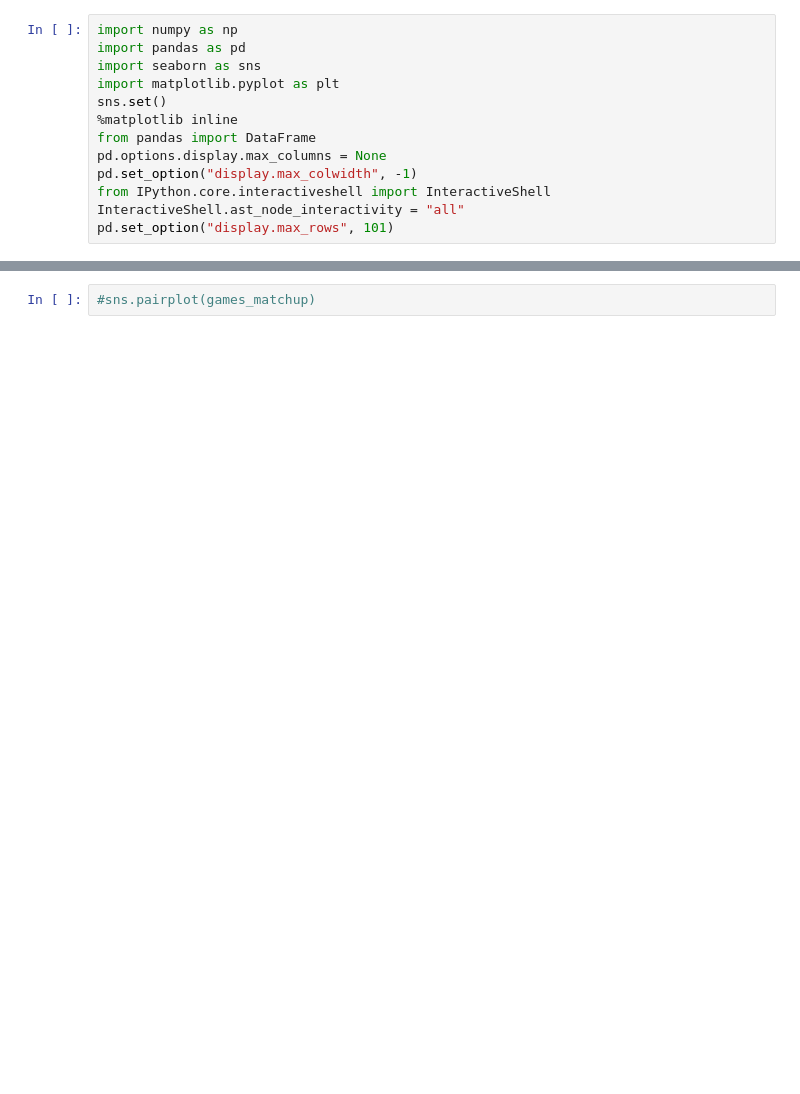
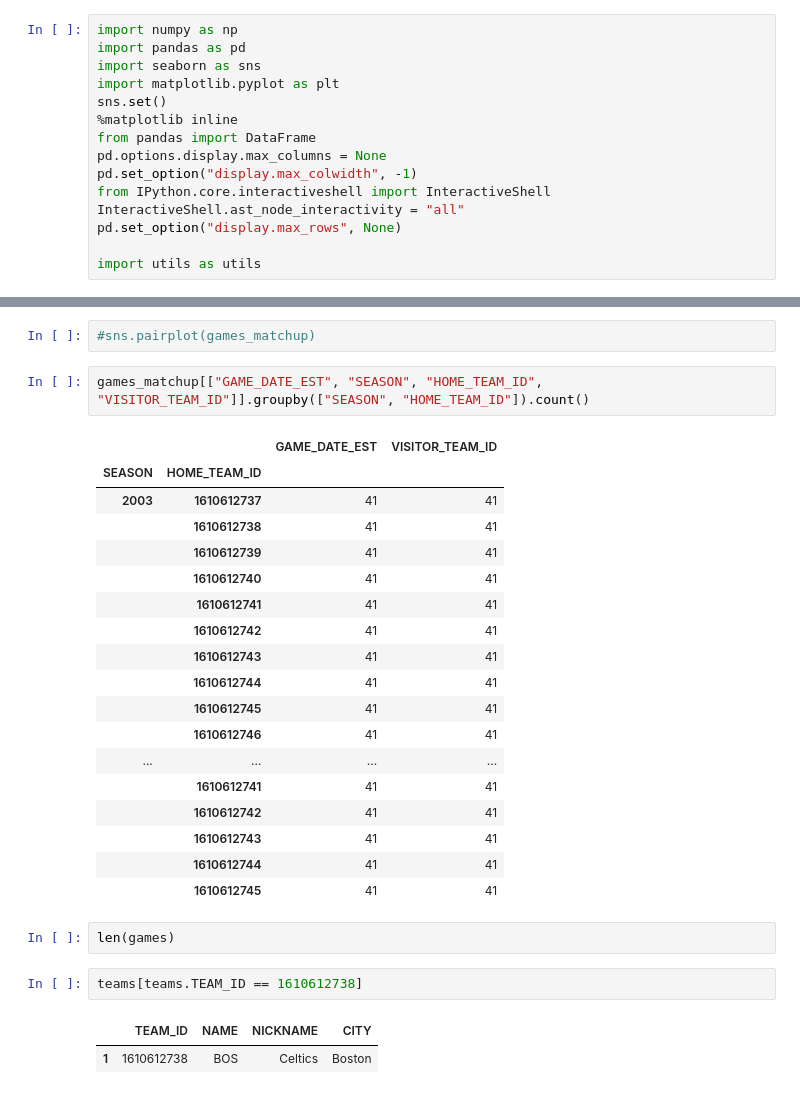
Before and after one commit to ncalderon/nba-predictor, a Jupyter notebook: nba-predictor-eda.ipynb, the cells around one changed output, grey strips where cells are left out. Cells and saved outputs as stored; diff of their text form; blank space fills up the shorter version.

```diff
--- a/nba-predictor-eda.ipynb
+++ b/nba-predictor-eda.ipynb
@@ -14,6 +14,8 @@ pd.options.display.max_columns = None
 pd.set_option("display.max_colwidth", -1)
 from IPython.core.interactiveshell import InteractiveShell
 InteractiveShell.ast_node_interactivity = "all"
-pd.set_option("display.max_rows", 101)
+pd.set_option("display.max_rows", None)
+
+import utils as utils
 # %% [markdown]
 ## Importing the dataset
@@ -147,2 +124,30 @@ len(games_matchup.loc[games_matchup["HT_OVERALL_OFF_POINTS"] > 108])
 # %%
 #sns.pairplot(games_matchup)
+# %%
+games_matchup[["GAME_DATE_EST", "SEASON", "HOME_TEAM_ID", "VISITOR_TEAM_ID"]].groupby(["SEASON", "HOME_TEAM_ID"]).count()
+# %% [output]
+|  |  | GAME_DATE_EST | VISITOR_TEAM_ID |
+| SEASON | HOME_TEAM_ID |  |  |
+| 2003 | 1610612737 | 41 | 41 |
+|  | 1610612738 | 41 | 41 |
+|  | 1610612739 | 41 | 41 |
+|  | 1610612740 | 41 | 41 |
+|  | 1610612741 | 41 | 41 |
+|  | 1610612742 | 41 | 41 |
+|  | 1610612743 | 41 | 41 |
+|  | 1610612744 | 41 | 41 |
+|  | 1610612745 | 41 | 41 |
+|  | 1610612746 | 41 | 41 |
+| ... | ... | ... | ... |
+|  | 1610612741 | 41 | 41 |
+|  | 1610612742 | 41 | 41 |
+|  | 1610612743 | 41 | 41 |
+|  | 1610612744 | 41 | 41 |
+|  | 1610612745 | 41 | 41 |
+# %%
+len(games)
+# %%
+teams[teams.TEAM_ID == 1610612738]
+# %% [output]
+|  | TEAM_ID | NAME | NICKNAME | CITY |
+| 1 | 1610612738 | BOS | Celtics | Boston |
```
Also changed, not shown: parts of 11 cells of this notebook, 5 other files.
